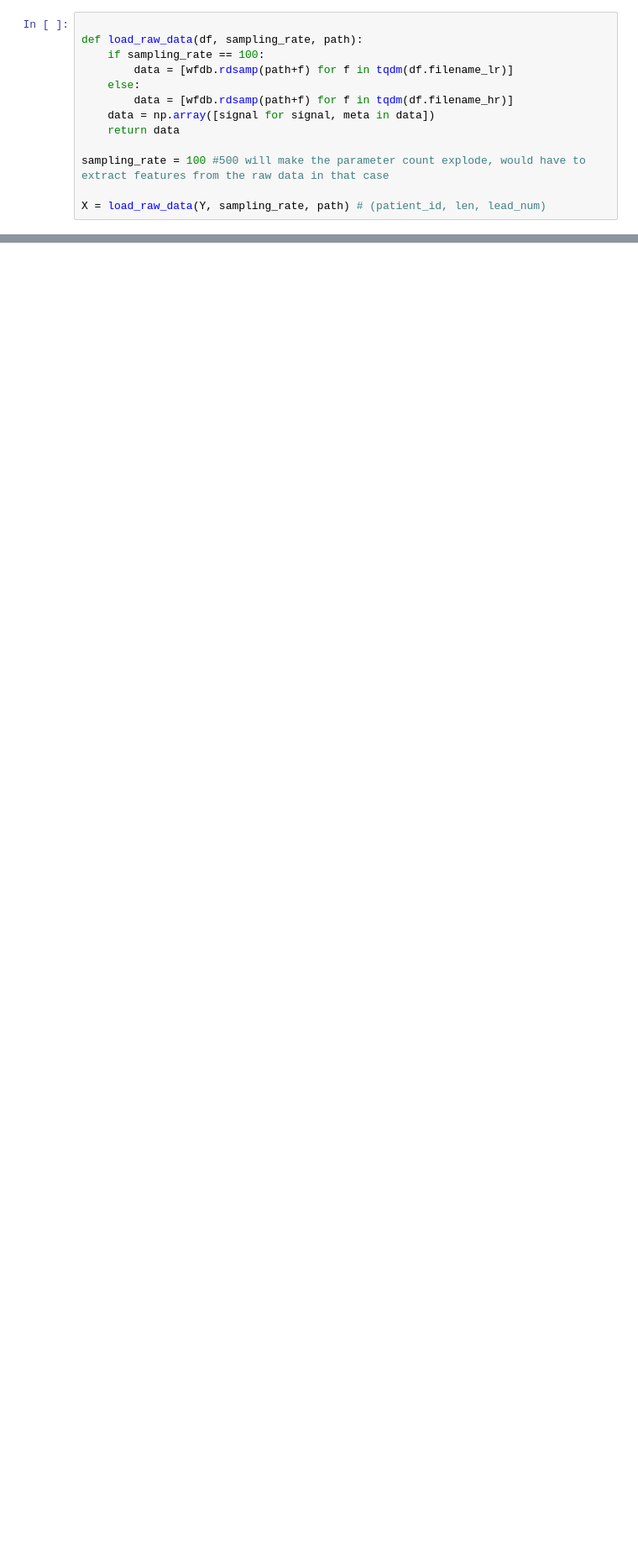
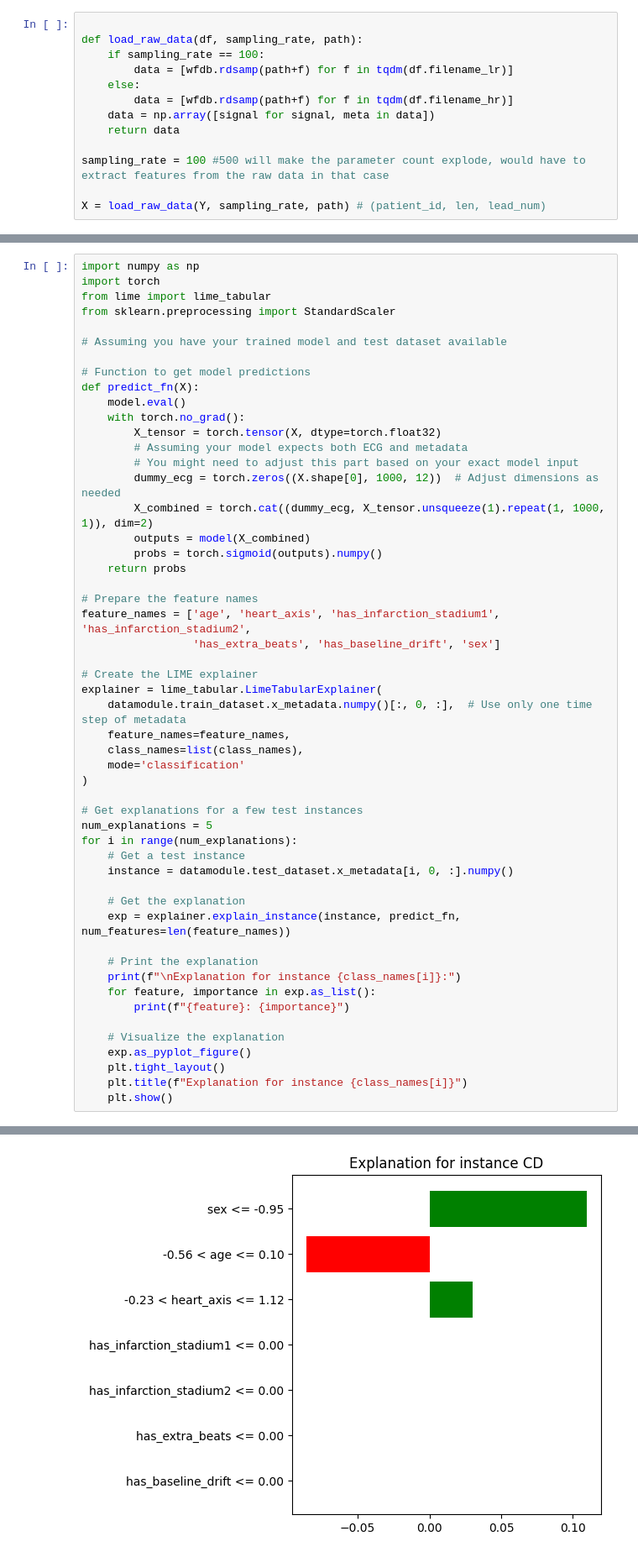
Before and after one commit to idoven/Idoven-DS-Machine-Learning, a Jupyter notebook: src/notebooks/Main.ipynb, the cells around one changed output, grey strips where cells are left out. Shown at 84% size. Saved outputs shown, nothing was run; the diff lists cells and outputs as text; blank space fills up the shorter version.

```diff
--- a/src/notebooks/Main.ipynb
+++ b/src/notebooks/Main.ipynb
@@ -420,0 +853,53 @@ We will use a multi-label classification model, with 5 classes, multiple classes
+# %%
+import numpy as np
+import torch
+from lime import lime_tabular
+from sklearn.preprocessing import StandardScaler
+
+# Assuming you have your trained model and test dataset available
+
+# Function to get model predictions
+def predict_fn(X):
+    model.eval()
+    with torch.no_grad():
+        X_tensor = torch.tensor(X, dtype=torch.float32)
+        # Assuming your model expects both ECG and metadata
+        # You might need to adjust this part based on your exact model input
+        dummy_ecg = torch.zeros((X.shape[0], 1000, 12))  # Adjust dimensions as needed
+        X_combined = torch.cat((dummy_ecg, X_tensor.unsqueeze(1).repeat(1, 1000, 1)), dim=2)
+        outputs = model(X_combined)
+        probs = torch.sigmoid(outputs).numpy()
+    return probs
+
+# Prepare the feature names
+feature_names = ['age', 'heart_axis', 'has_infarction_stadium1', 'has_infarction_stadium2',
+                 'has_extra_beats', 'has_baseline_drift', 'sex']
+
+# Create the LIME explainer
+explainer = lime_tabular.LimeTabularExplainer(
+    datamodule.train_dataset.x_metadata.numpy()[:, 0, :],  # Use only one time step of metadata
+    feature_names=feature_names,
+    class_names=list(class_names),
+    mode='classification'
+)
+
+# Get explanations for a few test instances
+num_explanations = 5
+for i in range(num_explanations):
+    # Get a test instance
+    instance = datamodule.test_dataset.x_metadata[i, 0, :].numpy()
+
+    # Get the explanation
+    exp = explainer.explain_instance(instance, predict_fn, num_features=len(feature_names))
+
+    # Print the explanation
+    print(f"\nExplanation for instance {class_names[i]}:")
+    for feature, importance in exp.as_list():
+        print(f"{feature}: {importance}")
+
+    # Visualize the explanation
+    exp.as_pyplot_figure()
+    plt.tight_layout()
+    plt.title(f"Explanation for instance {class_names[i]}")
+    plt.show()
+# %% [output]
@@ -420,0 +919 @@ We will use a multi-label classification model, with 5 classes, multiple classes
+[figure, added]
```
Also changed, not shown: parts of 27 cells of this notebook.
